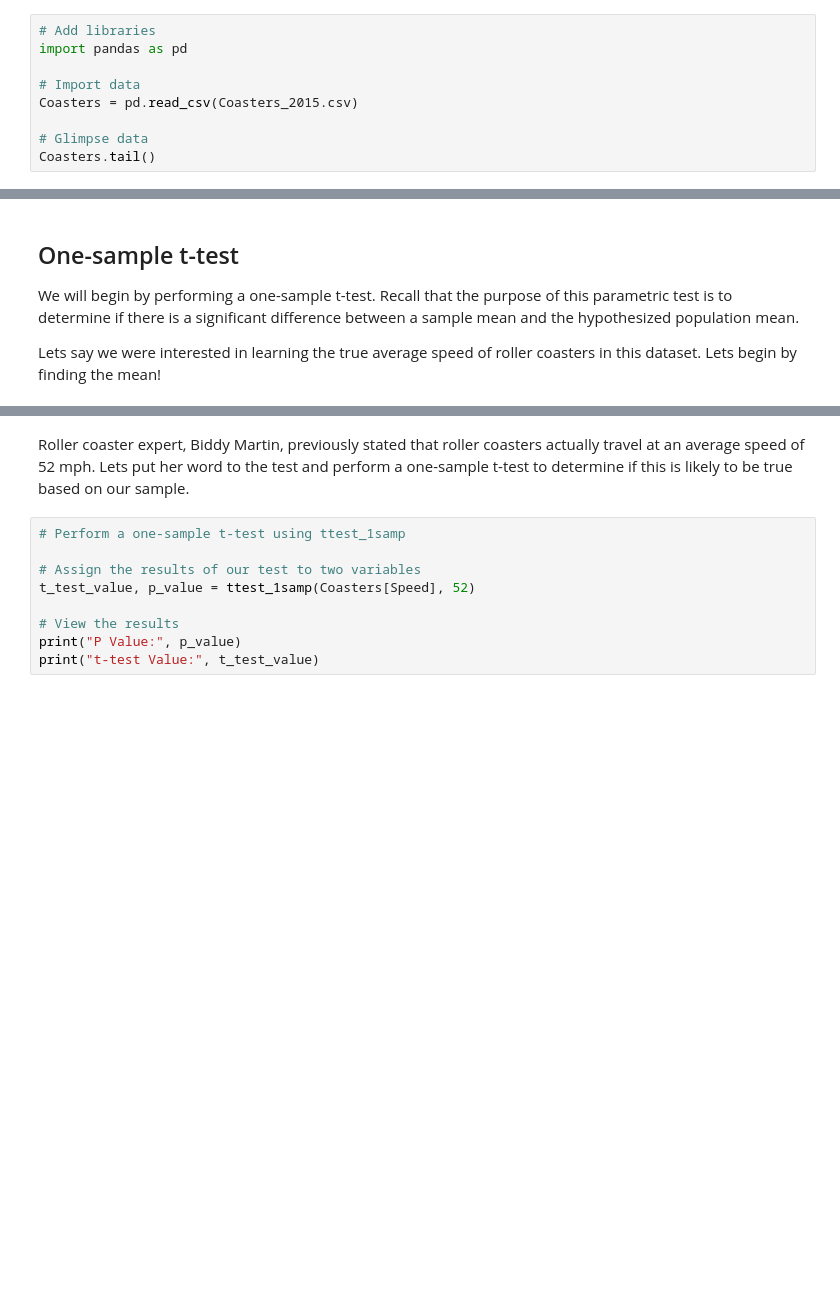
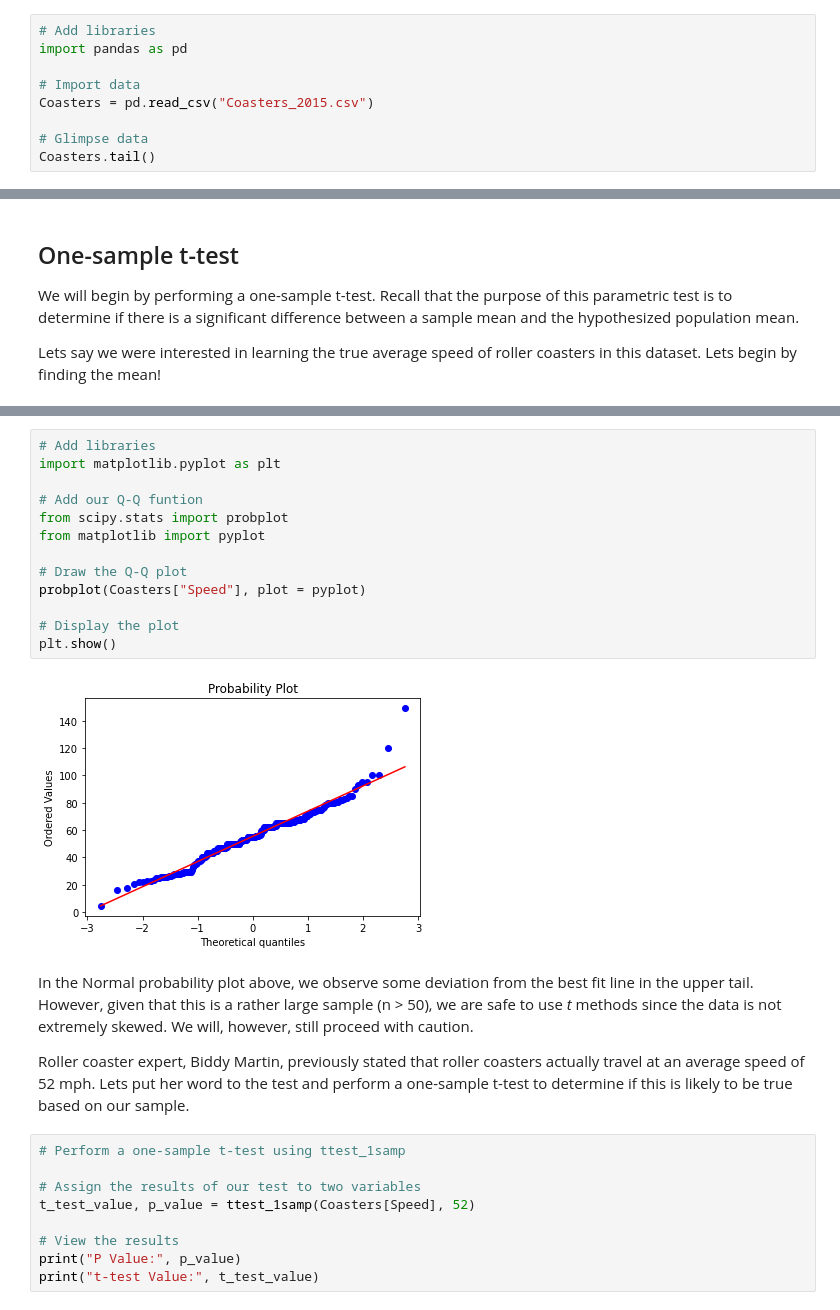
Before and after one commit to vnguyen24/SURF2022, a Jupyter notebook: Session4/angelica_prep.ipynb, the cells around one changed output, grey strips where cells are left out. Drawn from its saved outputs; the diff is of its cells as text; blank space fills up the shorter version.

```diff
--- a/Session4/angelica_prep.ipynb
+++ b/Session4/angelica_prep.ipynb
@@ -5,7 +5,7 @@ To practice performing statistical inference in Python, we begin by importing a
 import pandas as pd
 
 # Import data
-Coasters = pd.read_csv(Coasters_2015.csv)
+Coasters = pd.read_csv("Coasters_2015.csv")
 
 # Glimpse data
 Coasters.tail()
@@ -37,4 +41,21 @@ Mean: 55.350622406639026
+# %%
+# Add libraries
+import matplotlib.pyplot as plt
+
+# Add our Q-Q funtion
+from scipy.stats import probplot
+from matplotlib import pyplot
+
+# Draw the Q-Q plot
+probplot(Coasters["Speed"], plot = pyplot)
+
+# Display the plot
+plt.show()
+# %% [output]
+[figure, added]
 # %% [markdown]
+In the Normal probability plot above, we observe some deviation from the best fit line in the upper tail. However, given that this is a rather large sample (n > 50), we are safe to use *t* methods since the data is not extremely skewed. We will, however, still proceed with caution.
+
 Roller coaster expert, Biddy Martin, previously stated that roller coasters actually travel at an average speed of 52 mph. Lets put her word to the test and perform a one-sample t-test to determine if this is likely to be true based on our sample.
 # %%
 # Perform a one-sample t-test using ttest_1samp
```
Also changed, not shown: parts of 6 cells of this notebook.
